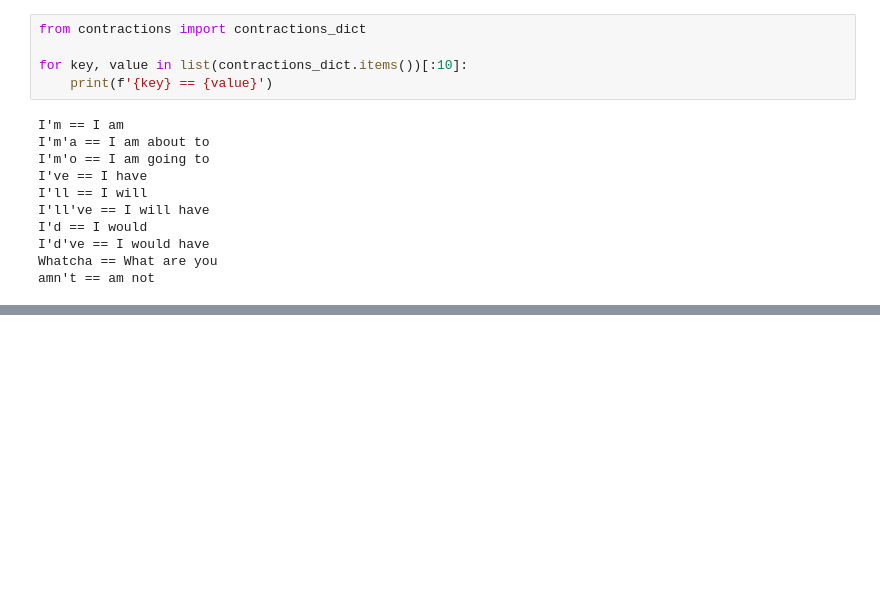
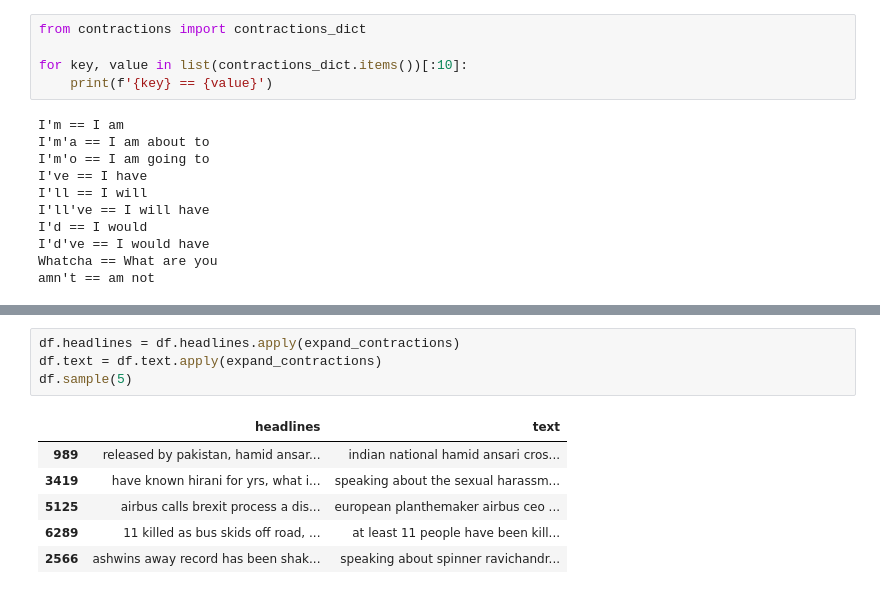
Before and after one commit to Piyush20-11/Abstractive-Text-Summarization, a Jupyter notebook: ats_proj.ipynb, the cells around one changed output, grey strips where cells are left out. Drawn from its saved outputs; the diff is of its cells as text; blank space fills up the shorter version.

```diff
--- a/ats_proj.ipynb
+++ b/ats_proj.ipynb
@@ -52,0 +131,11 @@ df2 = pd.DataFrame(data[1:], columns=data[0])
+# %%
+df.headlines = df.headlines.apply(expand_contractions)
+df.text = df.text.apply(expand_contractions)
+df.sample(5)
+# %% [output]
+|  | headlines | text |
+| 989 | released by pakistan, hamid ansar... | indian national hamid ansari cros... |
+| 3419 | have known hirani for yrs, what i... | speaking about the sexual harassm... |
+| 5125 | airbus calls brexit process a dis... | european planthemaker airbus ceo ... |
+| 6289 | 11 killed as bus skids off road, ... | at least 11 people have been kill... |
+| 2566 | ashwins away record has been shak... | speaking about spinner ravichandr... |
```
Also changed, not shown: parts of 10 cells of this notebook.
